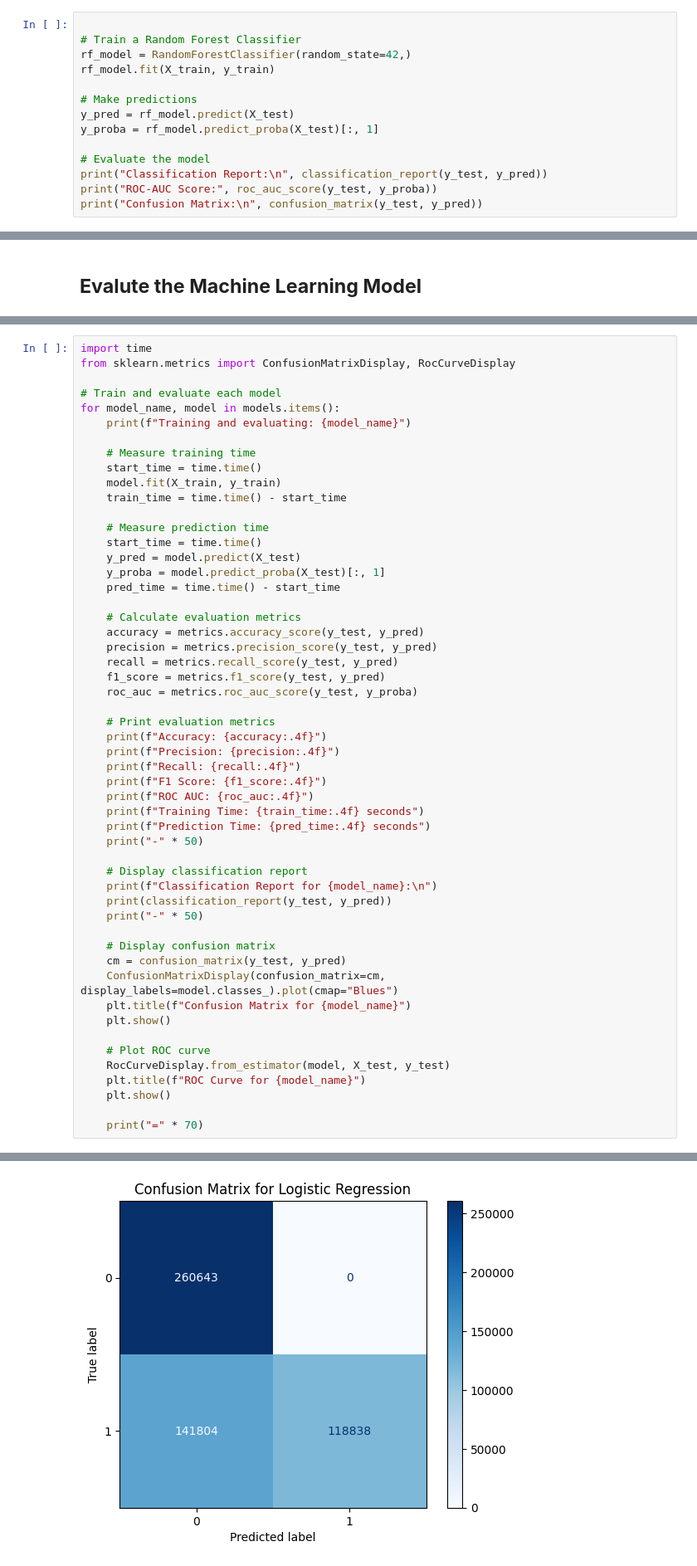
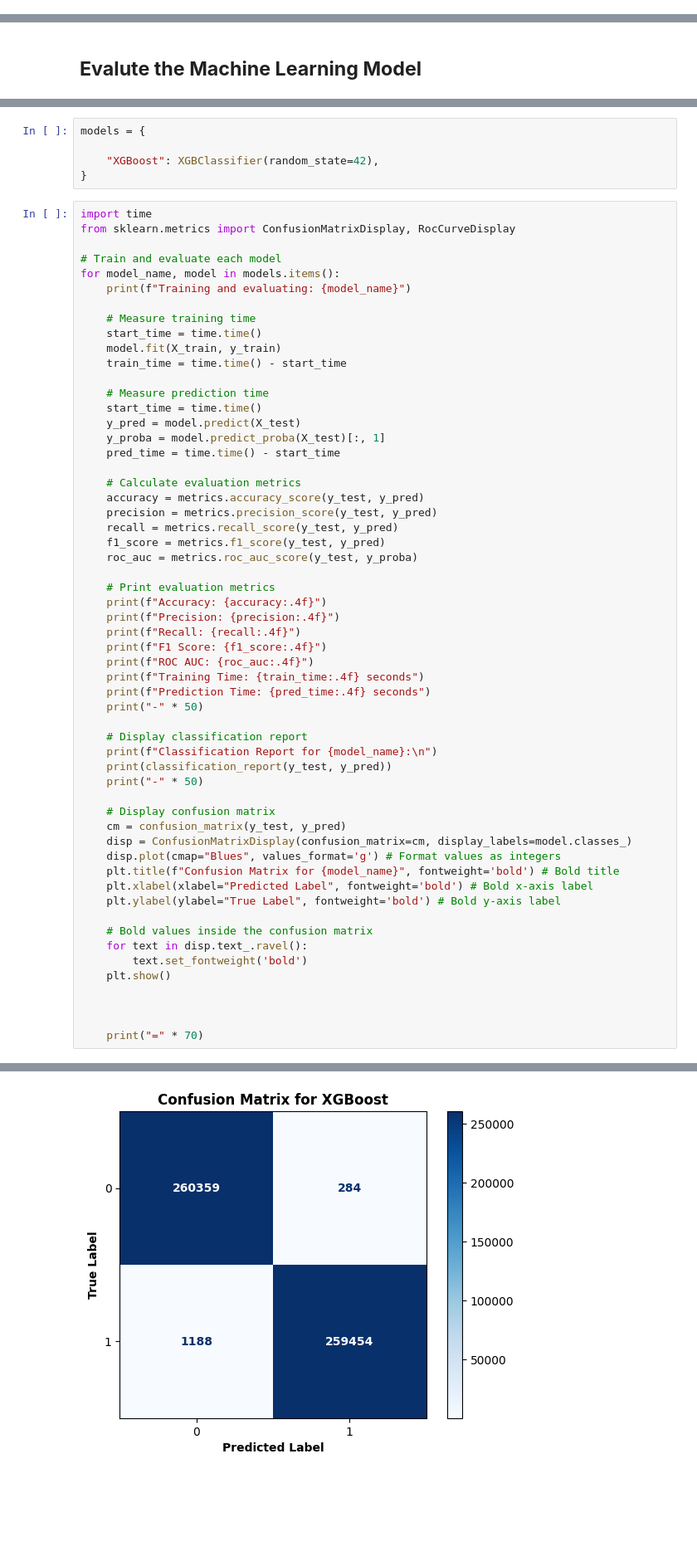
Before and after one commit to SabaIsrar/Project, a Jupyter notebook: CodeFile_Final.ipynb, the cells around one changed output, grey strips where cells are left out. Shown at 83% size. Saved outputs shown, nothing was run; the diff lists cells and outputs as text; blank space fills up the shorter version.

```diff
--- a/CodeFile_Final.ipynb
+++ b/CodeFile_Final.ipynb
@@ -372,17 +392,3 @@ X_train, X_test, y_train, y_test = train_test_split(X, y, test_size=0.25, random
 scaler = StandardScaler()
 X_train = scaler.fit_transform(X_train)
 X_test = scaler.transform(X_test)
-# %%
-
-# Train a Random Forest Classifier
-rf_model = RandomForestClassifier(random_state=42,)
-rf_model.fit(X_train, y_train)
-
-# Make predictions
-y_pred = rf_model.predict(X_test)
-y_proba = rf_model.predict_proba(X_test)[:, 1]
-
-# Evaluate the model
-print("Classification Report:\n", classification_report(y_test, y_pred))
-print("ROC-AUC Score:", roc_auc_score(y_test, y_proba))
-print("Confusion Matrix:\n", confusion_matrix(y_test, y_pred))
@@ -482,3 +554,8 @@ KeyboardInterrupt:
+# %%
+models = {
+
+    "XGBoost": XGBClassifier(random_state=42),
+}
 # %%
 import time
 from sklearn.metrics import ConfusionMatrixDisplay, RocCurveDisplay
@@ -522,14 +599,18 @@ for model_name, model in models.items():
 
     # Display confusion matrix
     cm = confusion_matrix(y_test, y_pred)
-    ConfusionMatrixDisplay(confusion_matrix=cm, display_labels=model.classes_).plot(cmap="Blues")
-    plt.title(f"Confusion Matrix for {model_name}")
+    disp = ConfusionMatrixDisplay(confusion_matrix=cm, display_labels=model.classes_)
+    disp.plot(cmap="Blues", values_format='g') # Format values as integers
+    plt.title(f"Confusion Matrix for {model_name}", fontweight='bold') # Bold title
+    plt.xlabel(xlabel="Predicted Label", fontweight='bold') # Bold x-axis label
+    plt.ylabel(ylabel="True Label", fontweight='bold') # Bold y-axis label
+
+    # Bold values inside the confusion matrix
+    for text in disp.text_.ravel():
+        text.set_fontweight('bold')
     plt.show()
 
-    # Plot ROC curve
-    RocCurveDisplay.from_estimator(model, X_test, y_test)
-    plt.title(f"ROC Curve for {model_name}")
-    plt.show()
+
 
     print("=" * 70)
 # %% [output]
@@ -551,3 +632,3 @@ weighted avg       0.82      0.73      0.71    521285
 
 --------------------------------------------------
-[figure, old version]
+[figure, new version]
```
Also changed, not shown: parts of 18 cells of this notebook.
